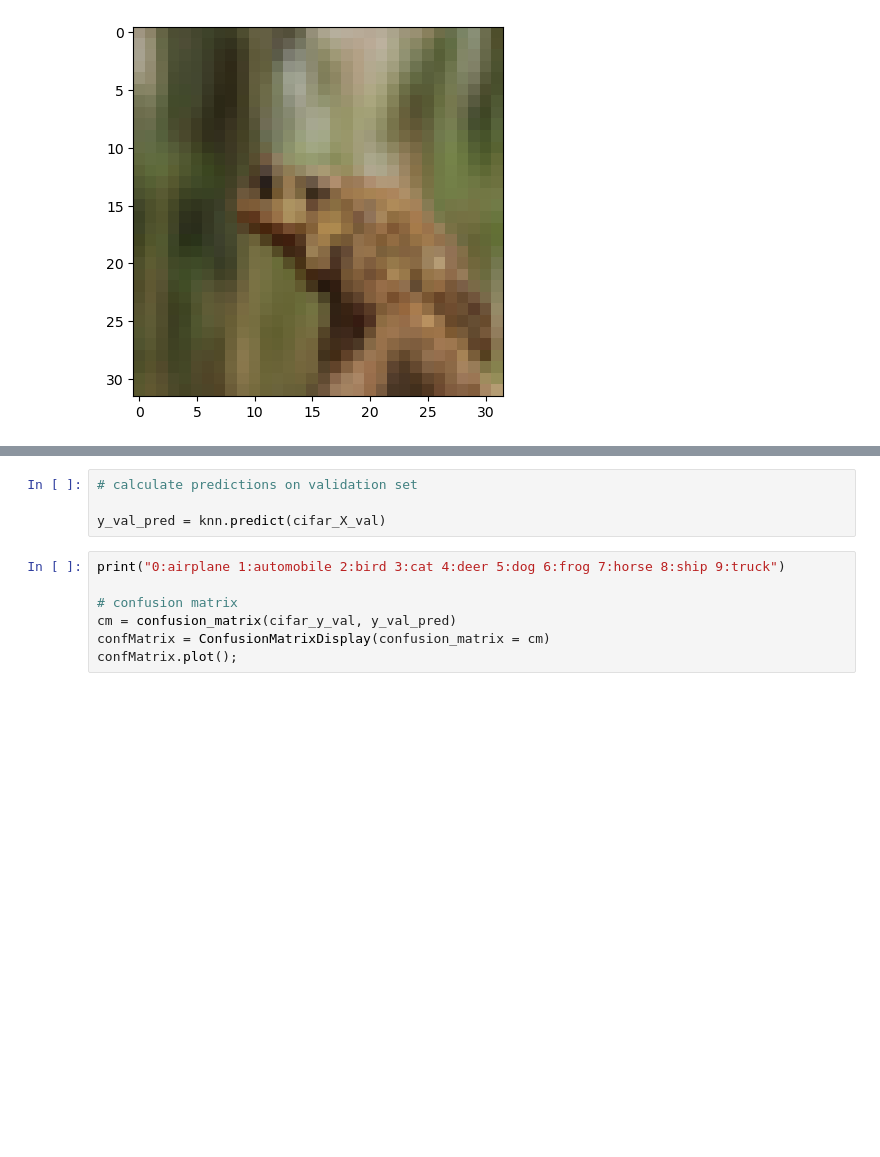
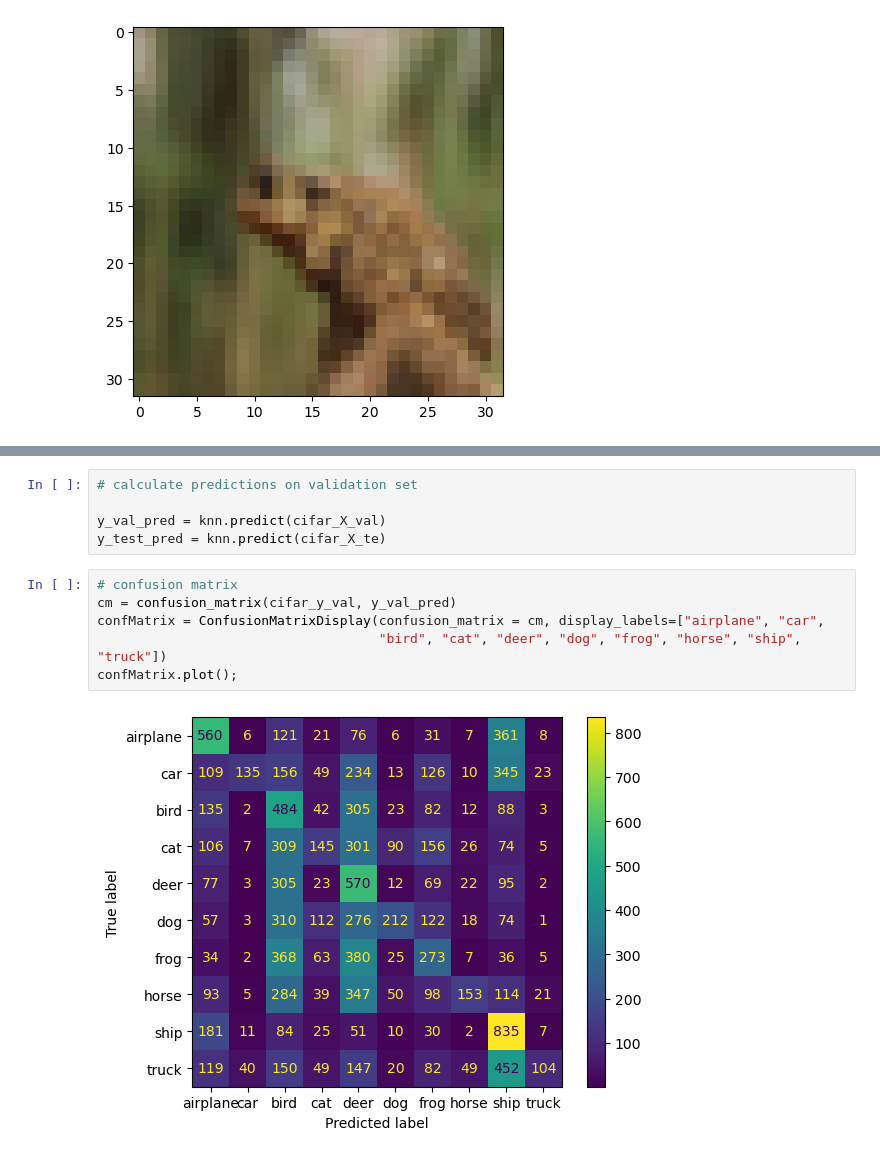
Before and after one commit to SorchaJ/CIFAR-10, a Jupyter notebook: cifar10_kNN.ipynb, the cells around one changed output, grey strips where cells are left out. Cells and saved outputs as stored; diff of their text form; blank space fills up the shorter version.

Commit message:
Updated kNN figure

```diff
--- a/cifar10_kNN.ipynb
+++ b/cifar10_kNN.ipynb
@@ -109,10 +124,12 @@ knn.fit(cifar_X_tr, cifar_y_tr)
 # calculate predictions on validation set
 
 y_val_pred = knn.predict(cifar_X_val)
+y_test_pred = knn.predict(cifar_X_te)
 # %%
-print("0:airplane 1:automobile 2:bird 3:cat 4:deer 5:dog 6:frog 7:horse 8:ship 9:truck")
-
 # confusion matrix
 cm = confusion_matrix(cifar_y_val, y_val_pred)
-confMatrix = ConfusionMatrixDisplay(confusion_matrix = cm)
+confMatrix = ConfusionMatrixDisplay(confusion_matrix = cm, display_labels=["airplane", "car",
+                                    "bird", "cat", "deer", "dog", "frog", "horse", "ship", "truck"])
 confMatrix.plot();
+# %% [output]
+[figure, added]
```
Also changed, not shown: parts of 8 cells of this notebook.
